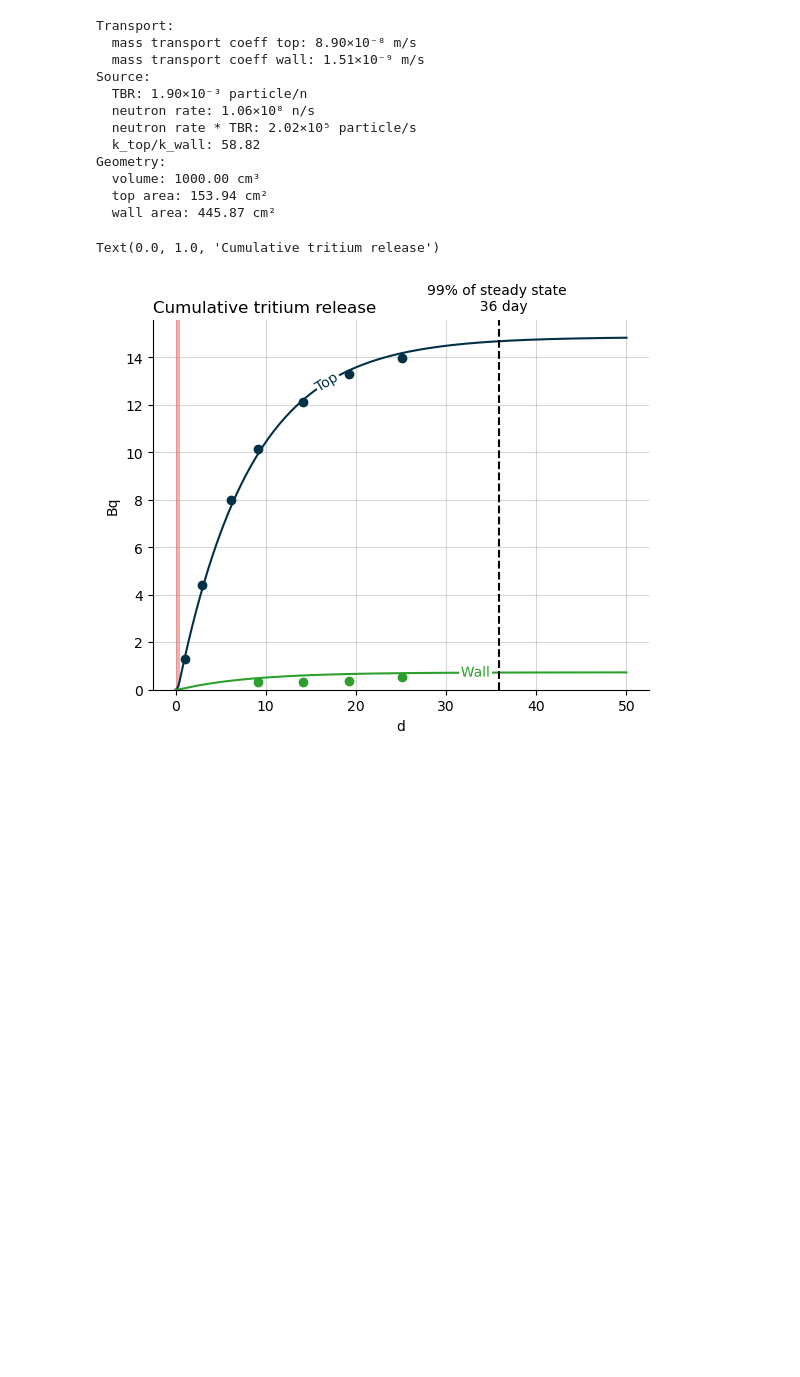
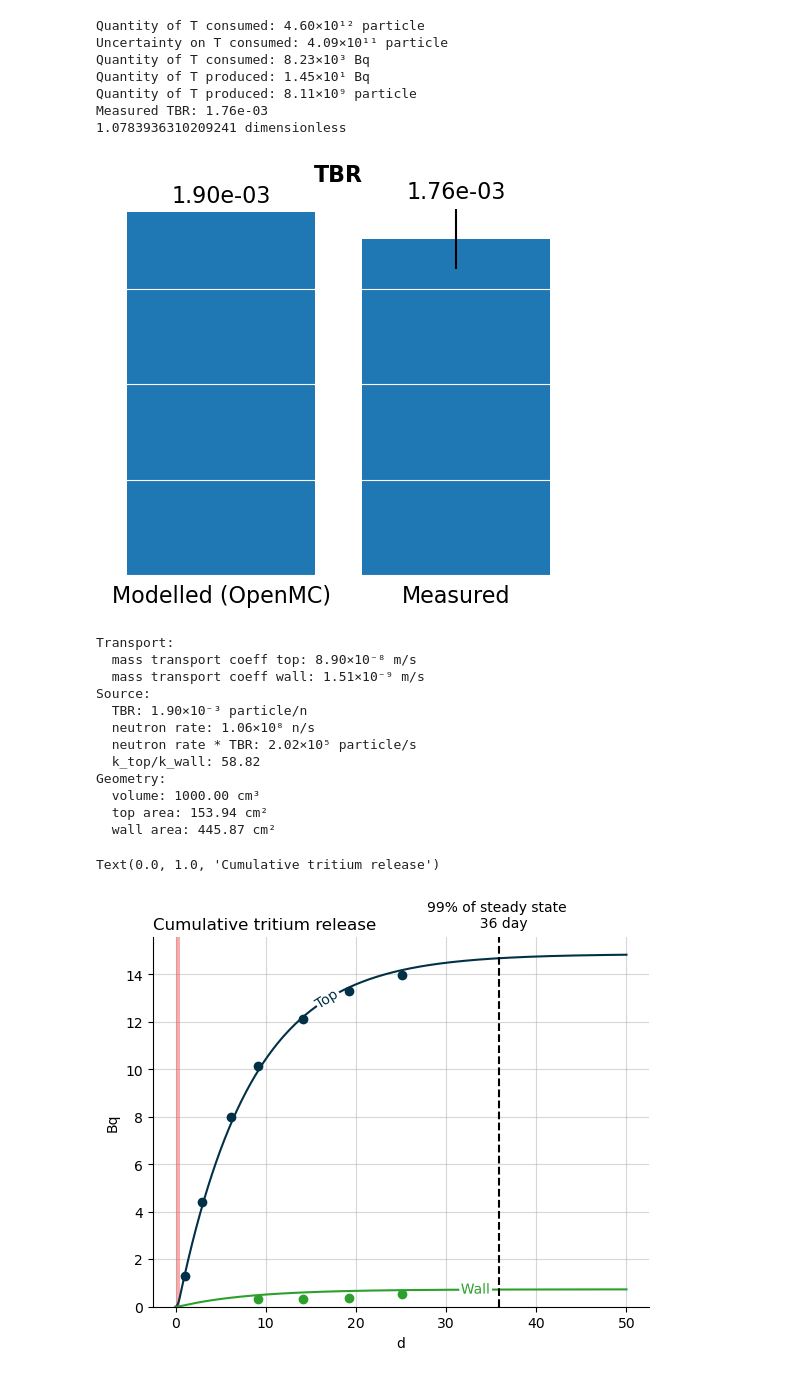
Before and after one commit to cdunn314/BABY-1L-run-1, a Jupyter notebook: analysis/tritium/tritium_model.ipynb, the cells around one changed output. Saved outputs shown, nothing was run; the diff lists cells and outputs as text; code cells hidden in the pictures; blank space fills up the shorter version.

Commit message:
added TBR plot

```diff
--- a/analysis/tritium/tritium_model.ipynb
+++ b/analysis/tritium/tritium_model.ipynb
@@ -27,6 +27,48 @@ plt.rcParams["axes.spines.right"] = False
 plt.rcParams["axes.axisbelow"] = True
 
 from tritium_model import *
+# %%
+total_irradiation_time = sum([irr[1] - irr[0] for irr in irradiations])
+
+T_consumed = baby_model.neutron_rate * total_irradiation_time
+T_produced = IV_stream.get_cumulative_activity("total")[-1] + OV_stream.get_cumulative_activity("total")[-1]
+TBR_measured = (T_produced / quantity_to_activity(T_consumed)).to(ureg.dimensionless).magnitude
+print(f"Quantity of T consumed: {T_consumed.to(ureg.particle):.2e~P}")
+print(f"Uncertainty on T consumed: {(neutron_rate_relative_uncertainty * T_consumed).to(ureg.particle):.2e~P}")
+print(f"Quantity of T consumed: {quantity_to_activity(T_consumed).to(ureg.Bq):.2e~P}")
+print(f"Quantity of T produced: {T_produced:.2e~P}")
+print(f"Quantity of T produced: {activity_to_quantity(T_produced).to(ureg.particle):.2e~P}")
+print(f"Measured TBR: {TBR_measured:.2e}")
+plt.figure(figsize=(6, 5))
+bars = plt.bar(
+    [0, 1],
+    [calculated_TBR, TBR_measured],
+    tick_label=["Modelled (OpenMC)", "Measured"],
+    yerr=[0, neutron_rate_relative_uncertainty * TBR_measured],
+)
+
+plt.bar_label(bars, fontsize=16, fmt="%.2e", padding=3)
+plt.title("TBR", weight="bold", fontsize=16)
+plt.ylabel("")
+plt.gca().spines["left"].set_visible(False)
+plt.gca().spines["bottom"].set_visible(False)
+plt.gca().set_yticklabels([])
+plt.gca().set_xticklabels
+plt.gca().tick_params(axis="both", which="both", left=False, bottom=False, labelsize=16)
+plt.gca().set_axisbelow(False)
+plt.grid(axis="y", alpha=1, color="white", zorder=-10)
+# plt.tight_layout()
+print((calculated_TBR/TBR_measured).to(ureg.dimensionless))
+plt.show()
+# %% [output]
+Quantity of T consumed: 4.60×10¹² particle
+Uncertainty on T consumed: 4.09×10¹¹ particle
+Quantity of T consumed: 8.23×10³ Bq
+Quantity of T produced: 1.45×10¹ Bq
+Quantity of T produced: 8.11×10⁹ particle
+Measured TBR: 1.76e-03
+1.0783936310209241 dimensionless
+[figure, added]
 # %%
 baby_model.run(50 * ureg.day)
 # %%
```
